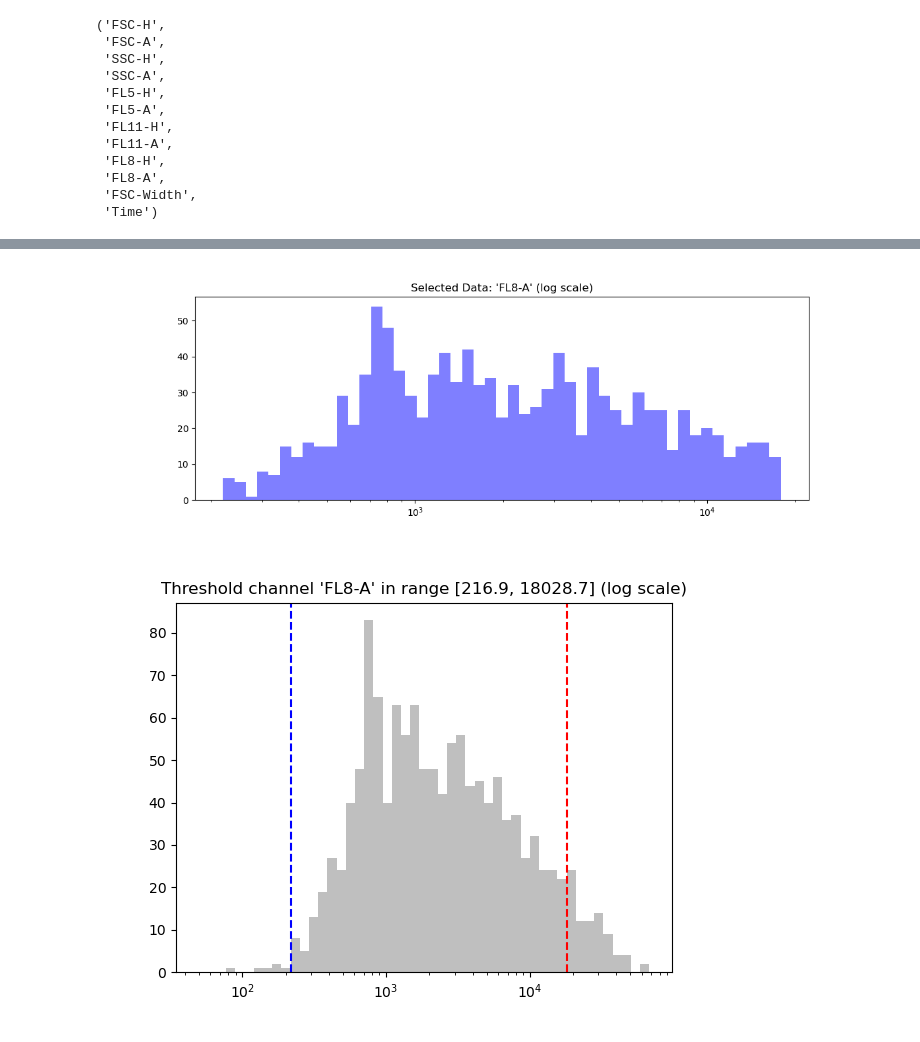
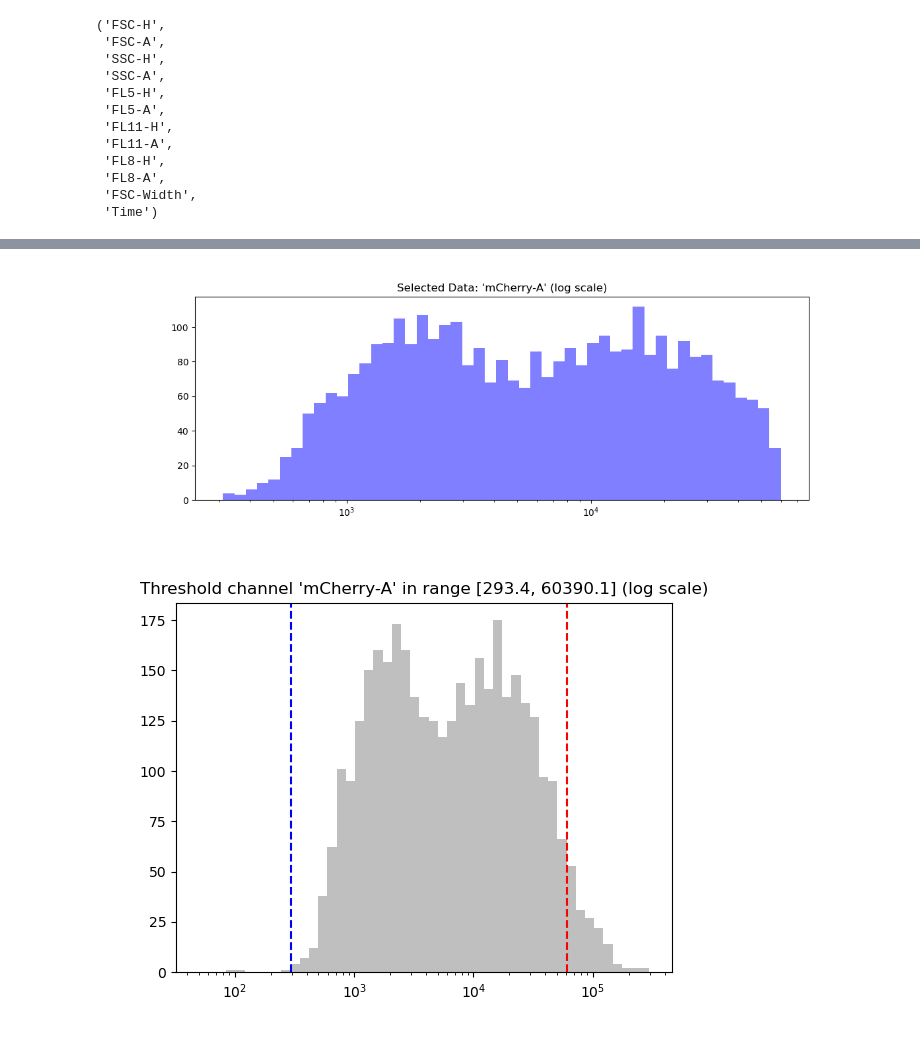
Before and after one commit to chenmzh/Open_flow, a Jupyter notebook: 20250407/analyzing.ipynb, the cells around one changed output, grey strips where cells are left out. Saved outputs shown, nothing was run; the diff lists cells and outputs as text; code cells hidden in the pictures.

```diff
--- a/20250407/analyzing.ipynb
+++ b/20250407/analyzing.ipynb
@@ -65,8 +66,8 @@ if __name__ == "__main__":
 [figure]
 # %%
 import shutil
-data_path = '/Volumes/MC T9 Mac/data_temp/FACS/Exp_20251028_1'
-data_source_path = '/Volumes/khammash/MC/cytoflex/Exp_20251028_1'
+data_path = r'D:\FACS\Exp_20251028_1'
+data_source_path = r'Z:\cytoflex\Exp_20251028_1'
 # %%
 # Copy data folder from data_source_path to data_path, if data_path directory doesn't exist, create it
 shutil.copytree(data_source_path, data_path, dirs_exist_ok=True)
@@ -81,7 +84,7 @@ test_file_path = data_path + '/01-Well-A1.fcs'
 data = FlowCal.io.FCSData(test_file_path)
 
 # Convert to a pandas DataFrame
-df = pd.DataFrame(data, columns=data.channels)
+df = pd.DataFrame(data, columns=data._channel_labels)
 print(df.head())
 
 # Filter the DataFrame
@@ -190,4 +193,4 @@ print(df2.head())
 # %%
 # selector = InteractivePolygonSelector(df, 'FSC-A', 'SSC-A', num_edges=5, log_log=True)
-gate2 = InteractivePolygonGating(df2, 'FSC-Width', 'FSC-A', num_edges=6, log=False)
+gate2 = InteractivePolygonGating(df2, 'FSC-Width', 'FSC-A', num_edges=5, log=False)
 # %% [output]
@@ -268,8 +257,8 @@ df4
 # %%
 gate4 = InteractiveHistogramThreshold(
     data=df4,
-    threshold_channel='FL8-A',
-    plot_channels=['FL8-A'],
+    threshold_channel='mCherry-A',
+    plot_channels=['mCherry-A'],
     log_scale = True
 )
 # %% [output]
@@ -278,5 +266,5 @@ Number of selected items: 1179
-[figure, old version]
+[figure, new version]
-[figure, old version]
+[figure, new version]
 # %%
 # import os
 # import pandas as pd
```
Also changed, not shown: parts of 18 cells of this notebook, 6 other files.
